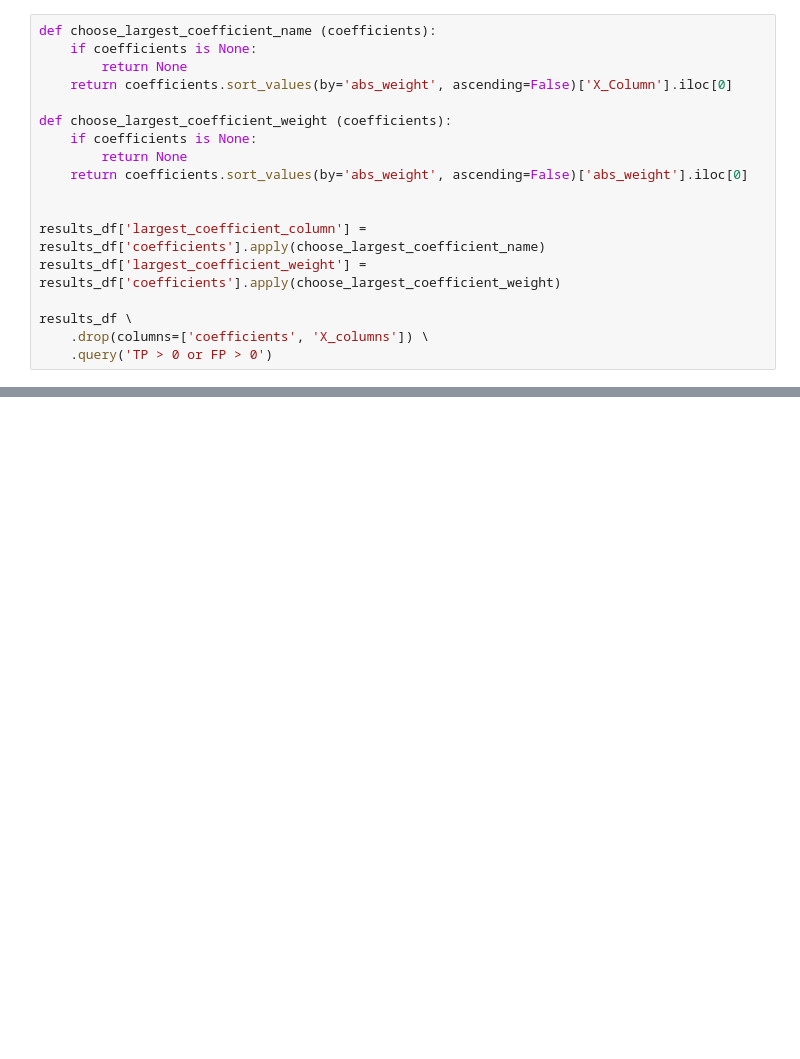
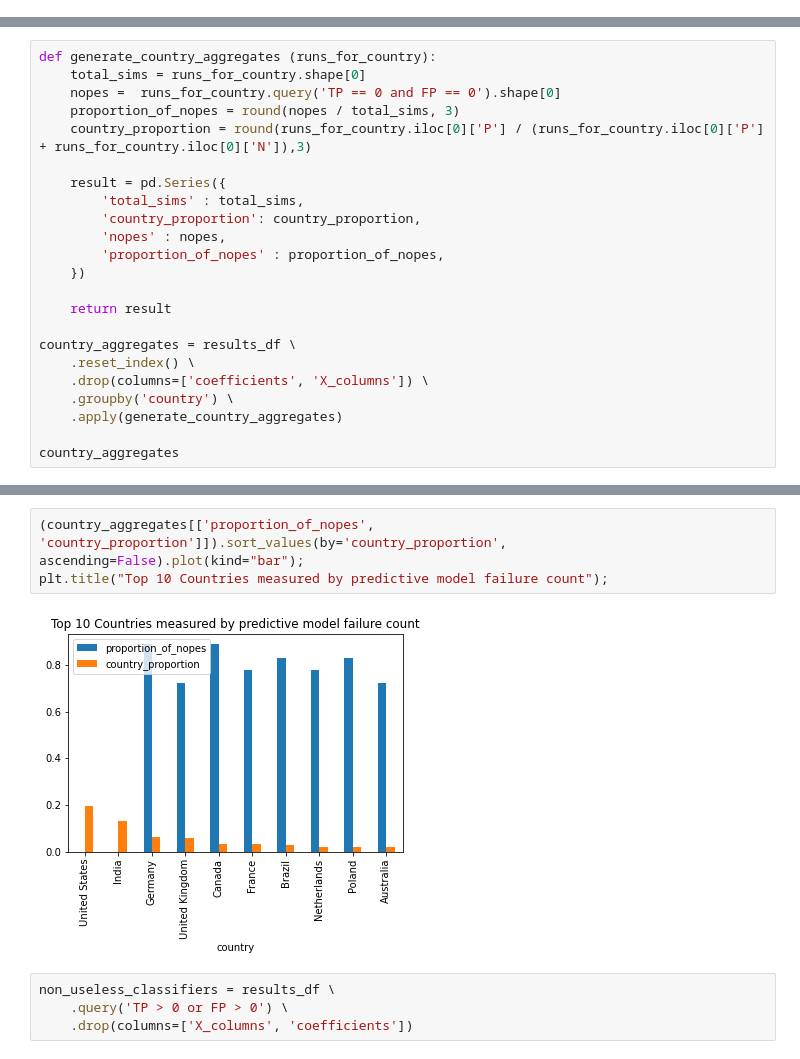
Before and after one commit to kylezeeuwen/ds-stackoverflow2020-analysis, a Jupyter notebook: notebook/visualise_results.ipynb, the cells around one changed output, grey strips where cells are left out. Saved outputs shown, nothing was run; the diff lists cells and outputs as text; blank space fills up the shorter version.

```diff
--- a/notebook/visualise_results.ipynb
+++ b/notebook/visualise_results.ipynb
@@ -53,18 +51,0 @@ results_df \
-# %%
-def choose_largest_coefficient_name (coefficients):
-    if coefficients is None:
-        return None
-    return coefficients.sort_values(by='abs_weight', ascending=False)['X_Column'].iloc[0]
-
-def choose_largest_coefficient_weight (coefficients):
-    if coefficients is None:
-        return None
-    return coefficients.sort_values(by='abs_weight', ascending=False)['abs_weight'].iloc[0]
-
-
-results_df['largest_coefficient_column'] = results_df['coefficients'].apply(choose_largest_coefficient_name)
-results_df['largest_coefficient_weight'] = results_df['coefficients'].apply(choose_largest_coefficient_weight)
-
-results_df \
-    .drop(columns=['coefficients', 'X_columns']) \
-    .query('TP > 0 or FP > 0')
@@ -89,0 +52,23 @@ results_df \
+# %%
+def generate_country_aggregates (runs_for_country):
+    total_sims = runs_for_country.shape[0]
+    nopes =  runs_for_country.query('TP == 0 and FP == 0').shape[0]
+    proportion_of_nopes = round(nopes / total_sims, 3)
+    country_proportion = round(runs_for_country.iloc[0]['P'] / (runs_for_country.iloc[0]['P'] + runs_for_country.iloc[0]['N']),3)
+
+    result = pd.Series({
+        'total_sims' : total_sims,
+        'country_proportion': country_proportion,
+        'nopes' : nopes,
+        'proportion_of_nopes' : proportion_of_nopes,
+    })
+
+    return result
+
+country_aggregates = results_df \
+    .reset_index() \
+    .drop(columns=['coefficients', 'X_columns']) \
+    .groupby('country') \
+    .apply(generate_country_aggregates)
+
+country_aggregates
@@ -89,0 +88,9 @@ results_df \
+# %%
+(country_aggregates[['proportion_of_nopes', 'country_proportion']]).sort_values(by='country_proportion', ascending=False).plot(kind="bar");
+plt.title("Top 10 Countries measured by predictive model failure count");
+# %% [output]
+[figure, added]
+# %%
+non_useless_classifiers = results_df \
+    .query('TP > 0 or FP > 0') \
+    .drop(columns=['X_columns', 'coefficients'])
```
Also changed, not shown: parts of 11 cells of this notebook, 8 other files.
